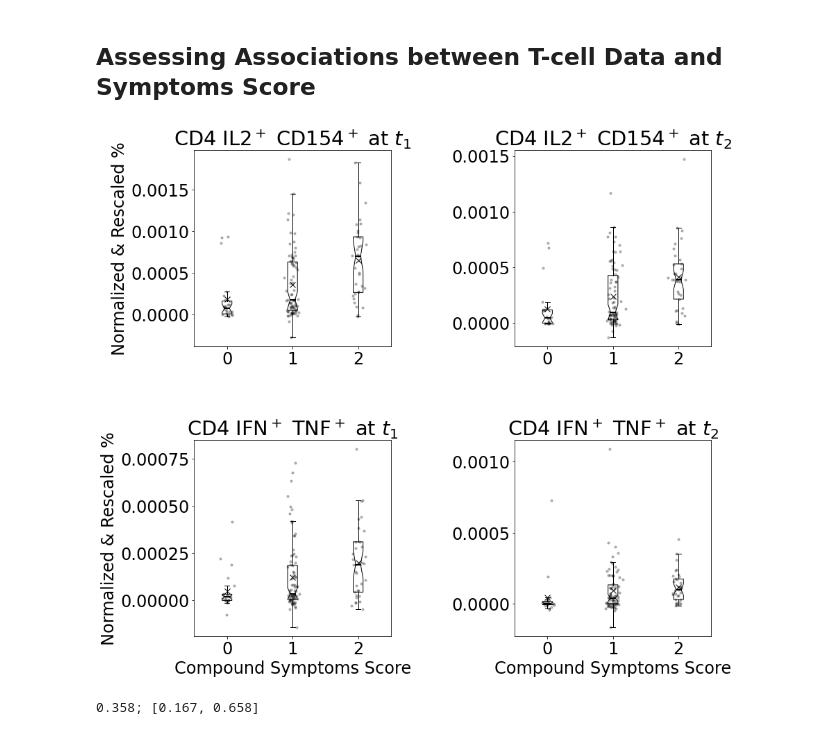
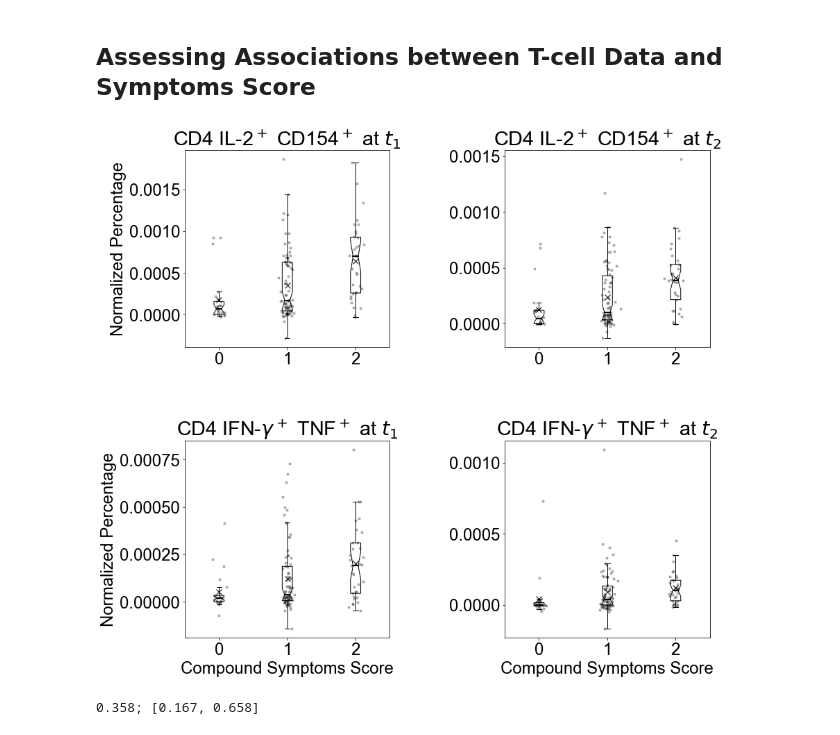
Before and after one commit to i6092467/t-cells-response-sars-cov-2, a Jupyter notebook: final_analysis.ipynb, the cells around one changed output. Cells and saved outputs as stored; diff of their text form; code cells hidden in the pictures.

```diff
--- a/final_analysis.ipynb
+++ b/final_analysis.ipynb
@@ -228,6 +226,8 @@ findfont: Font family ['serif'] not found. Falling back to DejaVu Sans.
 # %%
 # Percentage data
 df_tcell_p, feature_names_p = construct_tcell_df(df_included, feature_type='perc', scale=True)
+# Unscaled
+df_tcell_p_unsc, feature_names_p_unsc = construct_tcell_df(df_included, feature_type='perc', scale=False)
 # %%
 # Data point labels defined based on compound response
 cls = np.copy(compound_response)
@@ -1224,8 +1272,8 @@ for s in scores:
 
     cnt = cnt + 1
 
-ax[0, 0].set_title('CD4 IL2$^+$ CD154$^+$ at $t_1$')
-ax[0, 0].set_ylabel('Normalized & Rescaled %')
+ax[0, 0].set_title('CD4 IL-2$^+$ CD154$^+$ at $t_1$')
+ax[0, 0].set_ylabel('Normalized Percentage')
 
 
 scores = np.unique(symptoms_score_compound)
@@ -1245,7 +1293,7 @@ for s in scores:
 
     cnt = cnt + 1
 
-ax[0, 1].set_title('CD4 IL2$^+$ CD154$^+$ at $t_2$')
+ax[0, 1].set_title('CD4 IL-2$^+$ CD154$^+$ at $t_2$')
 
 
 scores = np.unique(symptoms_score_compound)
@@ -1265,37 +1313,37 @@ for s in scores:
 
     cnt = cnt + 1
 
-ax[1, 0].set_title('CD4 IFN$^+$ TNF$^+$ at $t_1$')
+ax[1, 0].set_title('CD4 IFN-$\gamma^+$ TNF$^+$ at $t_1$')
 ax[1, 0].set_xlabel('Compound Symptoms Score')
-ax[1, 0].set_ylabel('Normalized & Rescaled %')
+ax[1, 0].set_ylabel('Normalized Percentage')
 
 
 scores = np.unique(symptoms_score_compound)
 cnt = 0
 for s in scores:
     bx_s = ax[1, 1].boxplot(CD4_IFN_TNF_S11[symptoms_score_compound == s], positions=[cnt],
                             showfliers=False, labels=['' + str(int(s))], notch=True, patch_artist=True,
                             vert=True, showmeans=True, medianprops=medianprops, meanprops=meanpointprops)
     colors = ['n']
     for patch, color in zip(bx_s['boxes'], colors):
         patch.set_facecolor((0.1, 0.2, 0.5, 0.0))
 
     xs = np.ones_like(CD4_IFN_TNF_S11[symptoms_score_compound == s]) * cnt
     xs = xs + np.random.normal(loc=0, scale=0.05,
                                size=(CD4_IFN_TNF_S11[symptoms_score_compound == s].shape[0], ))
     ax[1, 1].scatter(xs, CD4_IFN_TNF_S11[symptoms_score_compound == s], color='black', alpha=0.25, s=10)
 
     cnt = cnt + 1
 
-ax[1, 1].set_title('CD4 IFN$^+$ TNF$^+$ at $t_2$')
+ax[1, 1].set_title('CD4 IFN-$\gamma^+$ TNF$^+$ at $t_2$')
 ax[1, 1].set_xlabel('Compound Symptoms Score')
 
 plt.tight_layout(pad=3.0)
 
 plt.savefig(fname="figures/symptoms_score_boxplots.svg", dpi=300, bbox_inches='tight')
 plt.savefig(fname="figures/symptoms_score_boxplots.pdf", dpi=300, bbox_inches='tight')
 # %% [output]
-[figure, old version]
+[figure, new version]
 # %%
 # Predictive model
 metrics_clf_symp, metrics_proba_symp, feature_importances_symp = boot_train_test_XGB(
```
Also changed, not shown: parts of 8 cells of this notebook, 1 other file.
